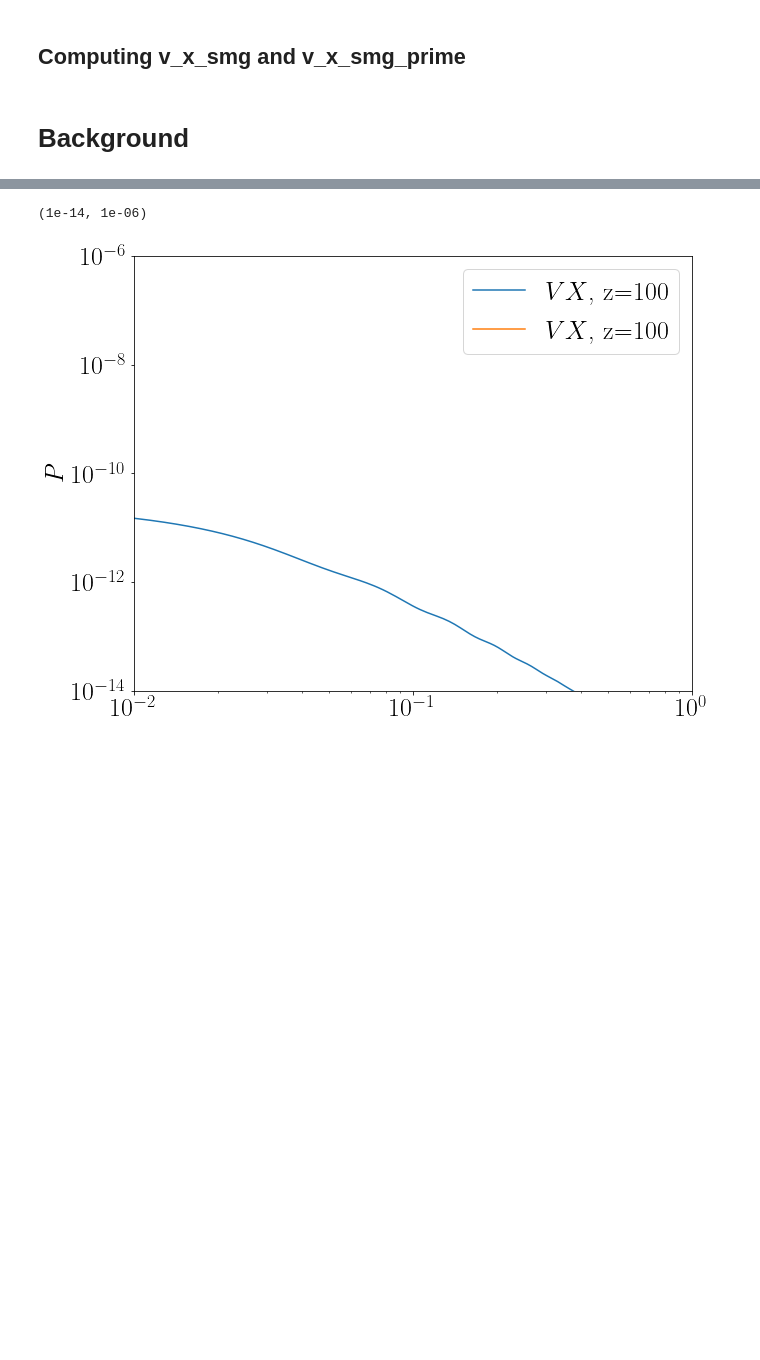
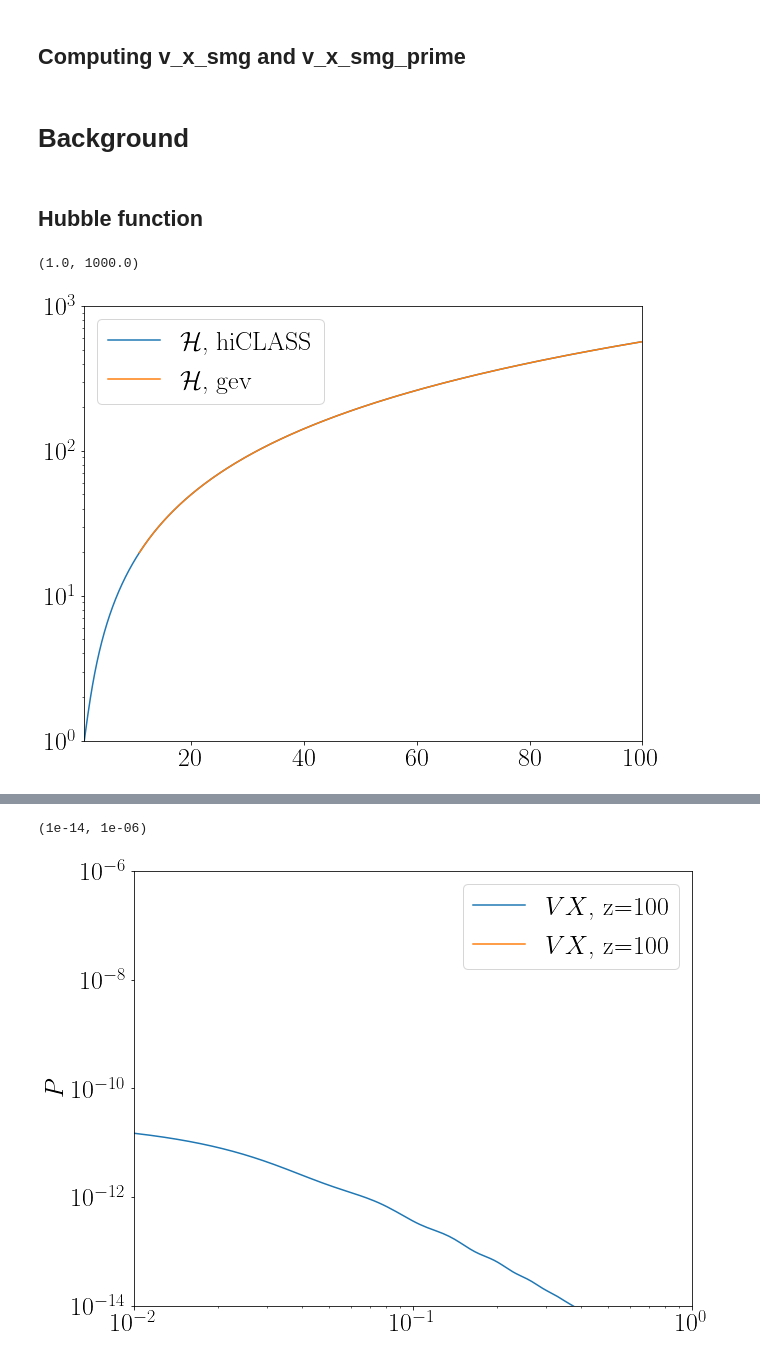
Before and after one commit to FarbodHassani/EQevolution, a Jupyter notebook: Notebook/Quintessence.ipynb, the cells around one changed output, grey strips where cells are left out. Saved outputs shown, nothing was run; the diff lists cells and outputs as text; code cells hidden in the pictures; blank space fills up the shorter version.

```diff
--- a/Notebook/Quintessence.ipynb
+++ b/Notebook/Quintessence.ipynb
@@ -86,3 +86,34 @@ scalar_field_prime = (Vx_prime * scalar_p(zini) + Vx * (- Hconf(zini) * scalar_p
 # scalar_field_prime = scalar_field_prime/H0/Hconf0_gev
 # %% [markdown]
 # Background
+# %% [markdown]
+## Hubble function
+# %%
+
+plt.rc('text', usetex=True)
+font = {'family' : 'normal',
+        'weight' : 'bold',
+        'size'   : text_size}
+
+matplotlib.rc('font', **font)
+plt.figure(figsize=(10,8))
+
+
+
+###### hiclass results:
+#
+
+plt.plot(1+bg[:,0], bg[:,3]/bg[-1:,3] , label = "$\mathcal{H}$, hiCLASS")
+
+plt.plot(1+(1./gev_bg[:,2]-1), gev_bg[:,3]/gev_bg[:,2], label = "$\mathcal{H}$, gev")
+
+
+plt.legend()
+# plt.ylabel(r"$$")
+# plt.xscale('log')
+plt.yscale('log')
+plt.xlim(1,100)
+plt.ylim(1.,1.e3)
+# %% [output]
+(1.0, 1000.0)
+[figure, added]
```
Also changed, not shown: parts of 13 cells of this notebook, 5 other files.
